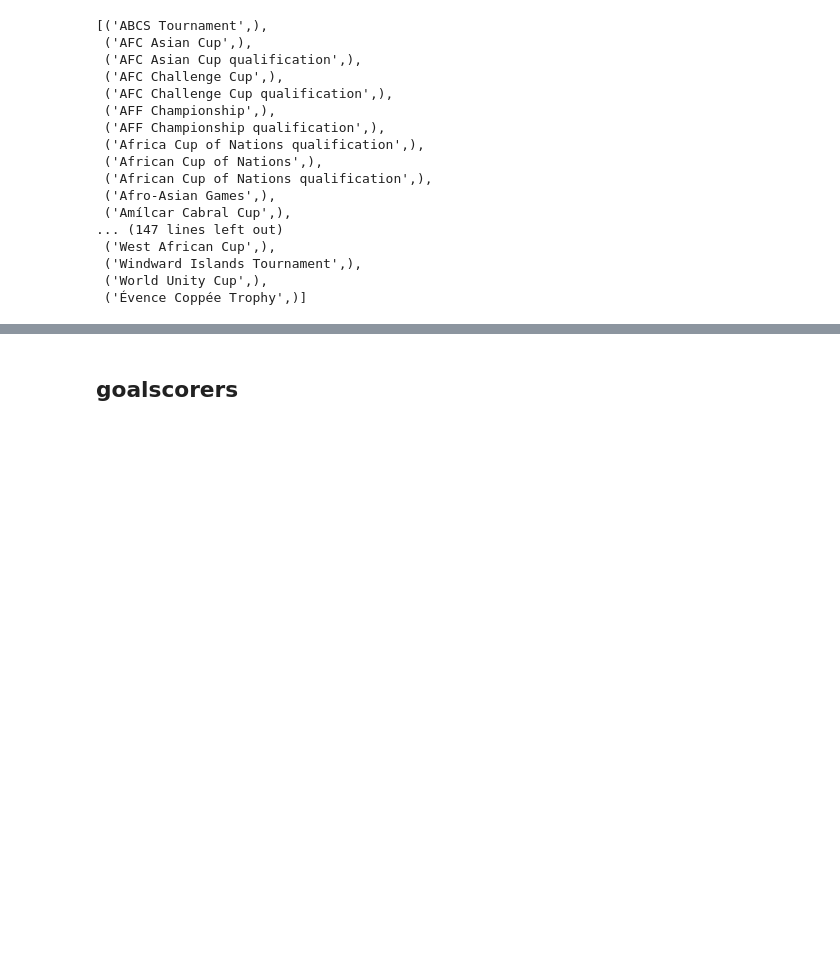
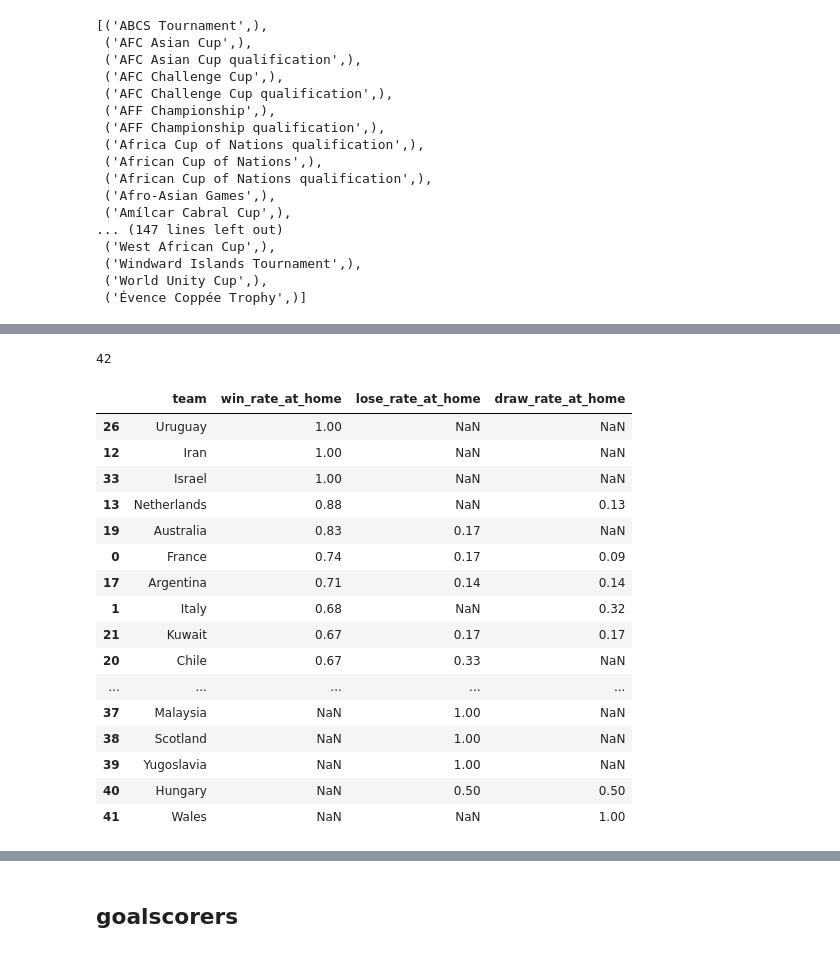
Before and after one commit to RickSpringer/International_Football-1872-2024, a Jupyter notebook: 240318_international_football_analysis.ipynb, the cells around one changed output, grey strips where cells are left out. Saved outputs shown, nothing was run; the diff lists cells and outputs as text; code cells hidden in the pictures; blank space fills up the shorter version.

```diff
--- a/240318_international_football_analysis.ipynb
+++ b/240318_international_football_analysis.ipynb
@@ -196,0 +455,38 @@ Name: tournament, Length: 327, dtype: object
+# %%
+big_tournament_df.to_sql('big_tournament_results', connection, index='index')
+# %% [output]
+42
+# %%
+query_rates_at_home =   '''
+                        SELECT
+                        team,
+                        ROUND((wins_at_big_tournaments_at_home::NUMERIC/matches_at_big_tournaments_at_home::NUMERIC), 2)
+                            AS win_rate_at_home,
+                        ROUND((losses_at_big_tournaments_at_home::NUMERIC/matches_at_big_tournaments_at_home::NUMERIC), 2)
+                            AS lose_rate_at_home,
+                        ROUND((draws_at_big_tournaments_at_home::NUMERIC/matches_at_big_tournaments_at_home::NUMERIC), 2)
+                            AS draw_rate_at_home
+                        FROM big_tournament_results;
+                        '''
+# %%
+rates_at_home_df = pd.read_sql(query_rates_at_home, connection)
+# %%
+rates_at_home_df.sort_values(by='win_rate_at_home', ascending=False)
+# %% [output]
+|  | team | win_rate_at_home | lose_rate_at_home | draw_rate_at_home |
+| 26 | Uruguay | 1.00 | NaN | NaN |
+| 12 | Iran | 1.00 | NaN | NaN |
+| 33 | Israel | 1.00 | NaN | NaN |
+| 13 | Netherlands | 0.88 | NaN | 0.13 |
+| 19 | Australia | 0.83 | 0.17 | NaN |
+| 0 | France | 0.74 | 0.17 | 0.09 |
+| 17 | Argentina | 0.71 | 0.14 | 0.14 |
+| 1 | Italy | 0.68 | NaN | 0.32 |
+| 21 | Kuwait | 0.67 | 0.17 | 0.17 |
+| 20 | Chile | 0.67 | 0.33 | NaN |
+| ... | ... | ... | ... | ... |
+| 37 | Malaysia | NaN | 1.00 | NaN |
+| 38 | Scotland | NaN | 1.00 | NaN |
+| 39 | Yugoslavia | NaN | 1.00 | NaN |
+| 40 | Hungary | NaN | 0.50 | 0.50 |
+| 41 | Wales | NaN | NaN | 1.00 |
```
Also changed, not shown: parts of 27 cells of this notebook, 1 other file.
